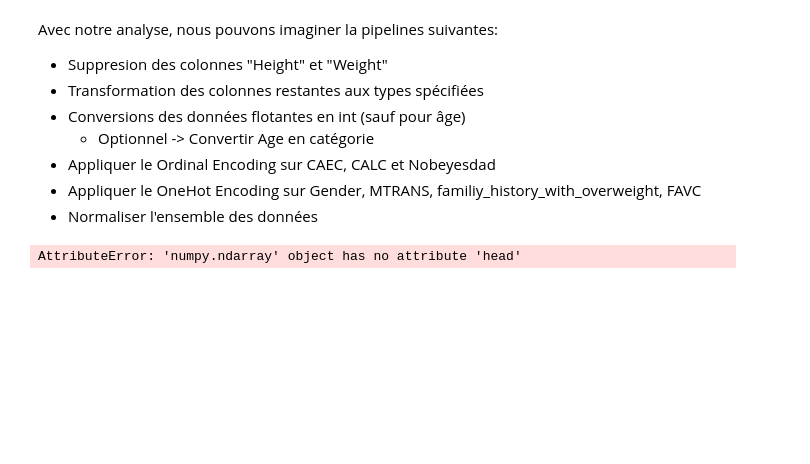
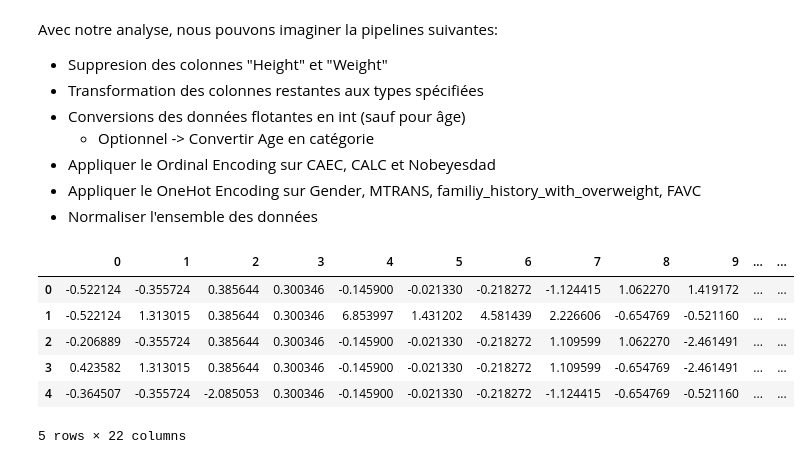
Before and after one commit to matteodcr/mgl869, a Jupyter notebook: notebook_finale.ipynb, the cells around one changed output. Drawn from its saved outputs; the diff is of its cells as text; code cells hidden in the pictures; blank space fills up the shorter version.

```diff
--- a/notebook_finale.ipynb
+++ b/notebook_finale.ipynb
@@ -274,7 +274,7 @@ Avec notre analyse, nous pouvons imaginer la pipelines suivantes:
 - Appliquer le OneHot Encoding sur Gender, MTRANS, familiy_history_with_overweight, FAVC
 - Normaliser l'ensemble des données
 # %%
-def prepareData(df):
+def prepareData(df) -> pd.DataFrame:
     # Drop columns
     prepared_df = df.drop(columns=["Height", "Weight"])
 
@@ -285,32 +285,38 @@ def prepareData(df):
     prepared_df["family_history_with_overweight"] = prepared_df["family_history_with_overweight"].map({"yes": True, "no": False})
     prepared_df["FAVC"] = prepared_df["FAVC"].map({"yes": True, "no": False})
     prepared_df["SMOKE"] = prepared_df["SMOKE"].map({"yes": True, "no": False})
     prepared_df["SCC"] = prepared_df["SCC"].map({"yes": True, "no": False})
 
     # Float to int
     prepared_df[["FCVC", "TUE"]] = prepared_df[["FCVC", "TUE"]].astype("int")
 
     # Transform senseless floats into ints
     for col in ["NCP", "CH2O", "FAF"]:
         #round to nearest whole number
         prepared_df[col] = round(prepared_df[col]).astype('int')
 
     # Ordinal encoding
     ord_enc = OrdinalEncoder()
     prepared_df[["CAEC", "CALC", "NObeyesdad"]] = ord_enc.fit_transform(prepared_df[["CAEC", "CALC", "NObeyesdad"]])
 
     # One Hot encoding
     prepared_df = pd.get_dummies(prepared_df, columns=["Gender", "MTRANS", "family_history_with_overweight", "FAVC"])
     prepared_df.replace({False: 0, True: 1}, inplace=True)
 
     #Standard scaling
 
     std_scale = StandardScaler()
     prepared_df = std_scale.fit_transform(prepared_df)
 
-    return prepared_df
+    return pd.DataFrame(prepared_df)
 
 df_final = prepareData(df)
 df_final.head()
 # %% [output]
+|  | 0 | 1 | 2 | 3 | 4 | 5 | 6 | 7 | 8 | 9 | ... | ... |
+| 0 | -0.522124 | -0.355724 | 0.385644 | 0.300346 | -0.145900 | -0.021330 | -0.218272 | -1.124415 | 1.062270 | 1.419172 | ... | ... |
+| 1 | -0.522124 | 1.313015 | 0.385644 | 0.300346 | 6.853997 | 1.431202 | 4.581439 | 2.226606 | -0.654769 | -0.521160 | ... | ... |
+| 2 | -0.206889 | -0.355724 | 0.385644 | 0.300346 | -0.145900 | -0.021330 | -0.218272 | 1.109599 | 1.062270 | -2.461491 | ... | ... |
+| 3 | 0.423582 | 1.313015 | 0.385644 | 0.300346 | -0.145900 | -0.021330 | -0.218272 | 1.109599 | -0.654769 | -2.461491 | ... | ... |
+| 4 | -0.364507 | -0.355724 | -2.085053 | 0.300346 | -0.145900 | -0.021330 | -0.218272 | -1.124415 | -0.654769 | -0.521160 | ... | ... |
-AttributeError: 'numpy.ndarray' object has no attribute 'head'
+5 rows × 22 columns
```
Also changed, not shown: parts of 5 cells of this notebook, 2 other files.
